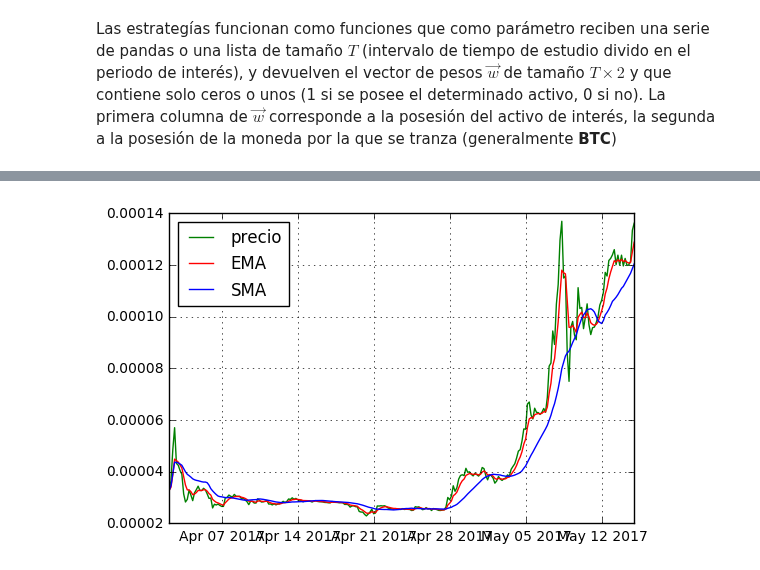
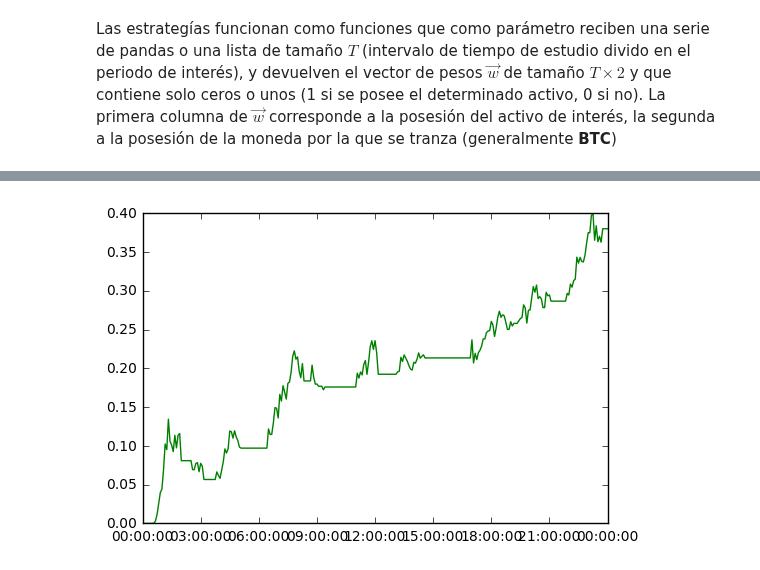
Before and after one commit to ADCryptoSolutions/adcb, a Jupyter notebook: Bot organizado.ipynb, the cells around one changed output, grey strips where cells are left out. Drawn from its saved outputs; the diff is of its cells as text; code cells hidden in the pictures.

Commit message:
Terminado bot.py que solo hace backTesting. <br> Se crea el modulo strategy que contiene diferentes estrategias de cruce de medias. Se les compara en el notebook

```diff
--- a/Bot organizado.ipynb
+++ b/Bot organizado.ipynb
@@ -10,10 +10,11 @@ import pylab as plt
 polo = Poloniex()
 
 # historyData es una lista de diccionarios python
+# candlestick period in seconds; valid values are 300, 900, 1800, 7200, 14400, and 86400
 historyData = polo.returnChartData(currencyPair="BTC_XRP",
-                     start=string2ts("2017-04-02 00:00:00"),
-                     end=string2ts("2017-05-15 00:00:00"),
-                     period=3600*4)
+                     start=string2ts("2017-06-01 00:00:00"),
+                     end=string2ts("2017-06-02 00:00:00"),
+                     period=300)
 
 # Guardando los datos como lista de diccionarios en un archivo de texto
 # esto permite acceder a ellos y trabajar como data frame offline
@@ -81,7 +82,7 @@ from orders import orders
 
 # dada una serie de pandas o una lista y el numero de muestras para la EMA y SMA devuelve vector w
 # considerando el cruce entre EMA y SMA
-def estrategiaEMAvsSMA(serie, smaPeriod=20,emaPeriod=5):
+def estrategiaEMAvsSMA(serie, smaPeriod=13,emaPeriod=5):
 
     # Calculando media movil a 20 muestras
     sma = serie.rolling(smaPeriod,min_periods=1).mean()
@@ -96,20 +97,23 @@ def estrategiaEMAvsSMA(serie, smaPeriod=20,emaPeriod=5):
     w['w'] = w['w'].apply(change5)
 
     w["orders"] = orders(w["w"])
-
+    """
     plt.plot(df.index,df['close'],'g',label='precio')
     plt.plot(df.index,ema,'r',label='EMA')
     plt.plot(df.index,sma,'b',label='SMA')
     plt.legend(loc='best')
     plt.grid()
-
+    """
     return w
 
 
 
 w = estrategiaEMAvsSMA(df['close'])
-relativeReturn = profit(w["w"],df["close"])
+relativeReturn, vecReturn = profit(w["w"],df["close"])
+
+plt.plot(df.index,vecReturn,'g',label='retorno')
+
 
 print 'El retorno relativo con la estrategia EMA5 VS SMA20 fue: %s'%(relativeReturn*100)
-print w.head(15)
+print w
 # %% [output]
@@ -134 +137 @@ date
-[figure, old version]
+[figure, new version]
```
Also changed, not shown: parts of 7 cells of this notebook, 7 other files.
